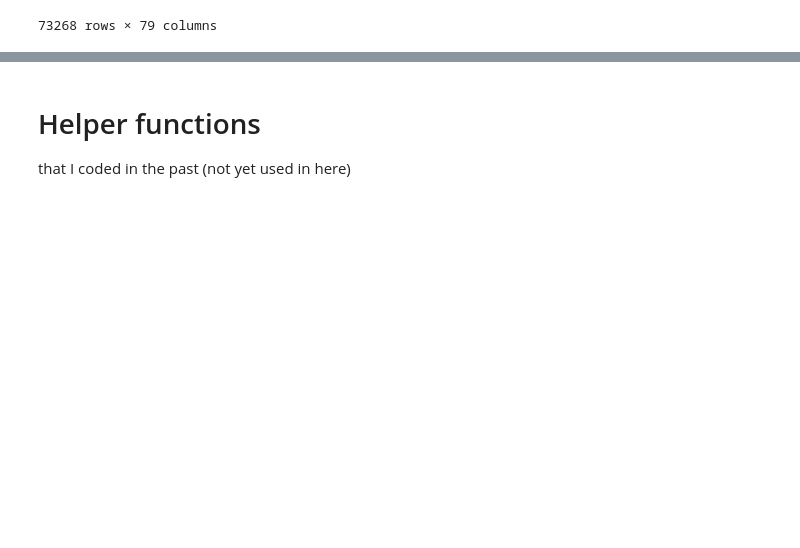
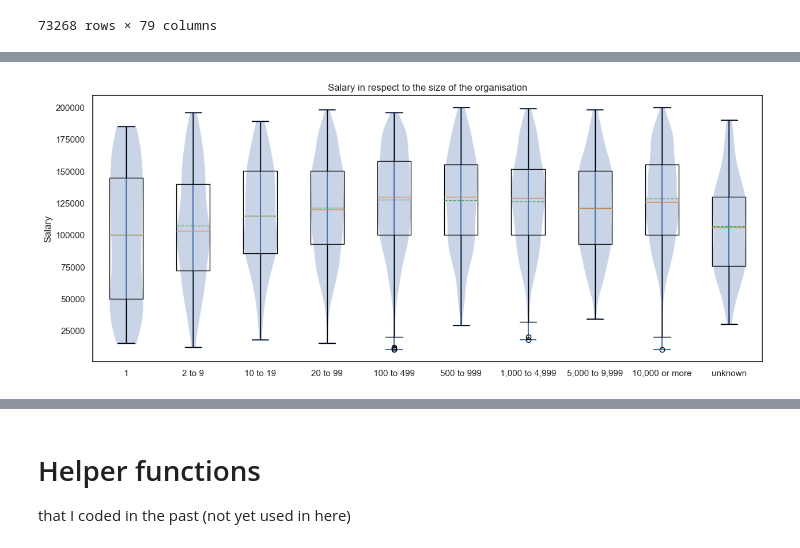
Before and after one commit to LucaF171/DataLiteracyProject, a Jupyter notebook: project.ipynb, the cells around one changed output, grey strips where cells are left out. Drawn from its saved outputs; the diff is of its cells as text; code cells hidden in the pictures; blank space fills up the shorter version.

```diff
--- a/project.ipynb
+++ b/project.ipynb
@@ -514,0 +307,24 @@ df
+# %%
+data = [
+    df_usa[df_usa['OrgSize'] == "1"]['Salary'],
+    df_usa[df_usa['OrgSize'] == "2 to 9"]['Salary'],
+    df_usa[df_usa['OrgSize'] == "10 to 19"]['Salary'],
+    df_usa[df_usa['OrgSize'] == "20 to 99"]['Salary'],
+    df_usa[df_usa['OrgSize'] == "100 to 499"]['Salary'],
+    df_usa[df_usa['OrgSize'] == "500 to 999"]['Salary'],
+    df_usa[df_usa['OrgSize'] == "1,000 to 4,999"]['Salary'],
+    df_usa[df_usa['OrgSize'] == "5,000 to 9,999"]['Salary'],
+    df_usa[df_usa['OrgSize'] == "10,000 or more"]['Salary'],
+    df_usa[df_usa['OrgSize'] == "unknown"]['Salary']
+]
+labels=["1", "2 to 9", "10 to 19", "20 to 99", "100 to 499", "500 to 999", "1,000 to 4,999", "5,000 to 9,999", "10,000 or more", "unknown"]
+
+_, ax = plt.subplots(figsize=(15, 6))
+ax.violinplot(data)
+ax.boxplot(data, showmeans=True, meanline=True)
+ax.set_ylabel("Salary")
+ax.set_xticklabels(labels)
+ax.set(title='Salary in respect to the size of the organisation')
+plt.show()
+# %% [output]
+[figure, added]
```
Also changed, not shown: parts of 45 cells of this notebook.
